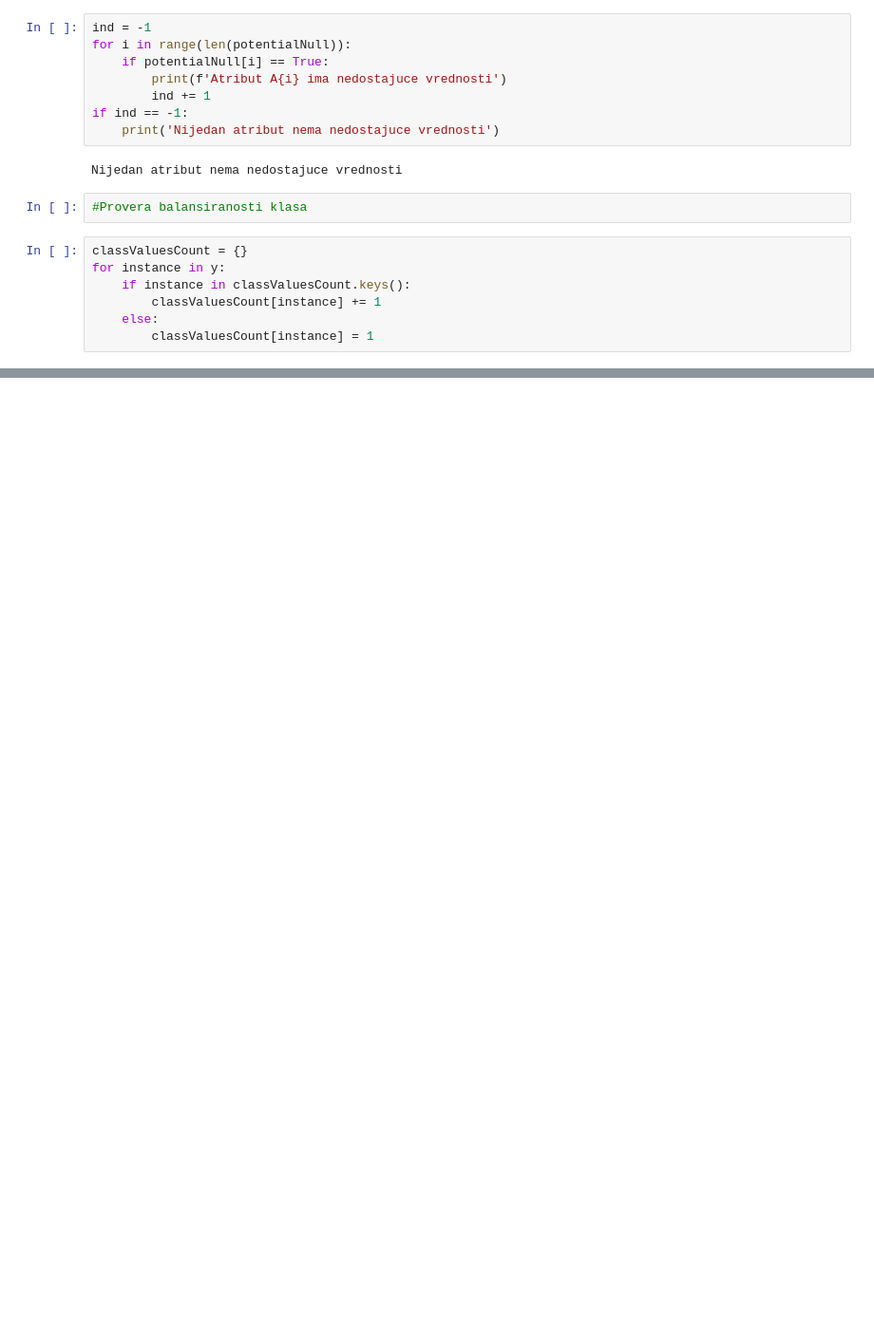
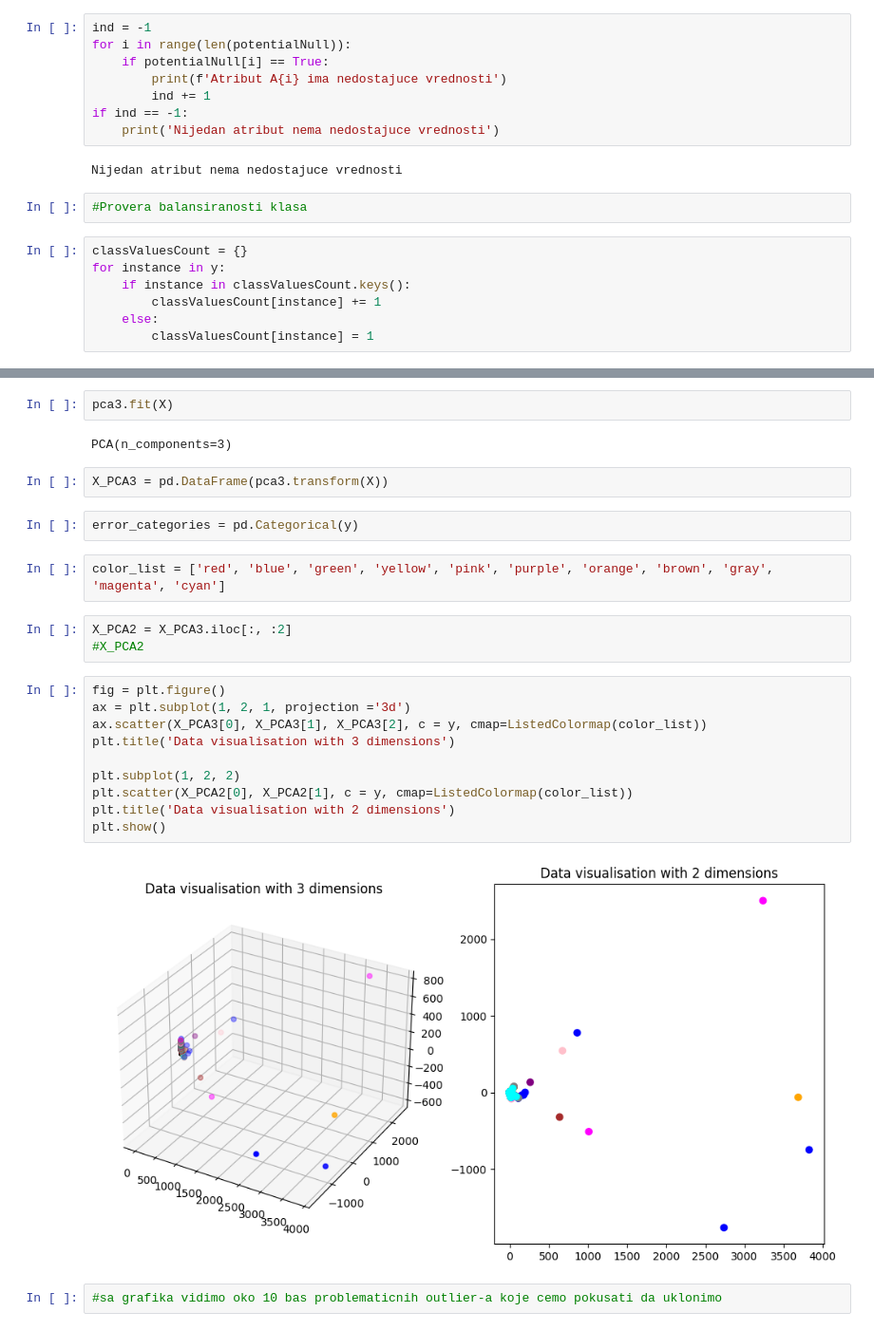
Before and after one commit to MATF-istrazivanje-podataka-1/2023_Data_Mining_Sensorless_drive_Dataset, a Jupyter notebook: exploratory_analysis/data analysis.ipynb, the cells around one changed output, grey strips where cells are left out. Shown: that part at 95% size. Drawn from its saved outputs; the diff is of its cells as text; blank space fills up the shorter version.

Commit message:
zavrsen data analysis

```diff
--- a/exploratory_analysis/data analysis.ipynb
+++ b/exploratory_analysis/data analysis.ipynb
@@ -115,0 +204,27 @@ plt.bar(x=y.unique(), height=classValuesCount.values(), tick_label=y.unique())
+# %%
+pca3.fit(X)
+# %% [output]
+PCA(n_components=3)
+# %%
+X_PCA3 = pd.DataFrame(pca3.transform(X))
+# %%
+error_categories = pd.Categorical(y)
+# %%
+color_list = ['red', 'blue', 'green', 'yellow', 'pink', 'purple', 'orange', 'brown', 'gray', 'magenta', 'cyan']
+# %%
+X_PCA2 = X_PCA3.iloc[:, :2]
+#X_PCA2
+# %%
+fig = plt.figure()
+ax = plt.subplot(1, 2, 1, projection ='3d')
+ax.scatter(X_PCA3[0], X_PCA3[1], X_PCA3[2], c = y, cmap=ListedColormap(color_list))
+plt.title('Data visualisation with 3 dimensions')
+
+plt.subplot(1, 2, 2)
+plt.scatter(X_PCA2[0], X_PCA2[1], c = y, cmap=ListedColormap(color_list))
+plt.title('Data visualisation with 2 dimensions')
+plt.show()
+# %% [output]
+[figure, added]
+# %%
+#sa grafika vidimo oko 10 bas problematicnih outlier-a koje cemo pokusati da uklonimo
```
Also changed, not shown: parts of 37 cells of this notebook.
